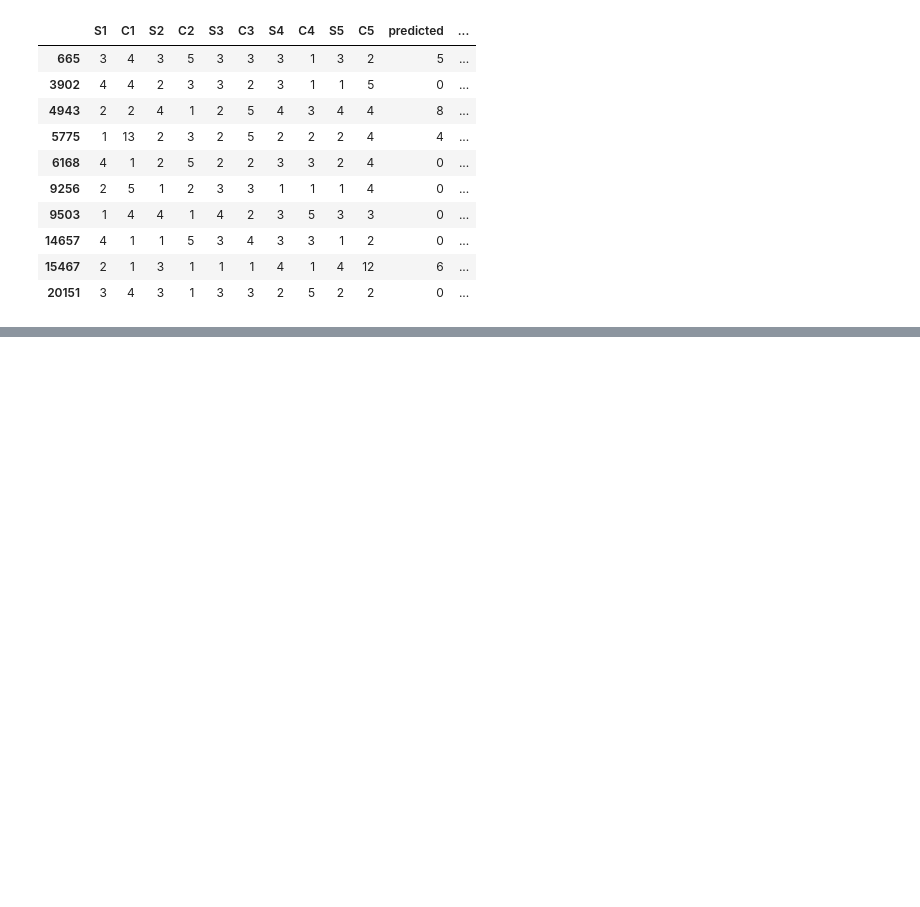
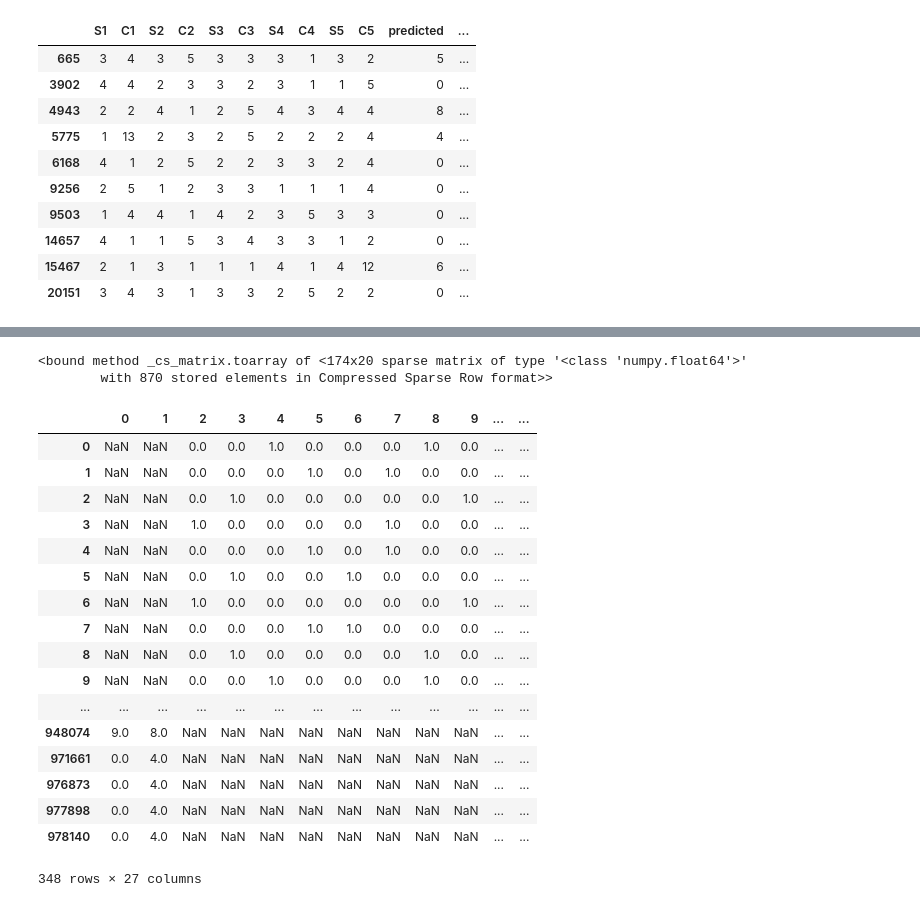
Before and after one commit to iPhaeton/kaggle-poker, a Jupyter notebook: Index_hotencode_sort.ipynb, the cells around one changed output, grey strips where cells are left out. Cells and saved outputs as stored; diff of their text form; code cells hidden in the pictures; blank space fills up the shorter version.

Commit message:
Print out processed wrong_answers

```diff
--- a/Index_hotencode_sort.ipynb
+++ b/Index_hotencode_sort.ipynb
@@ -425 +425,32 @@ wrong_answers[0:10].drop(['predicted', 'real'], axis=1).apply(lambda h: hand_enc
 dtype: object
+# %%
+normalize(
+    sort(
+        data_hotencode(wrong_answers, columns_to_hotencode, encoder),
+        columns_to_sort,
+    ),
+    columns_to_normalize,
+    mean,
+    std
+)
+# %% [output]
+<bound method _cs_matrix.toarray of <174x20 sparse matrix of type '<class 'numpy.float64'>'
+        with 870 stored elements in Compressed Sparse Row format>>
+|  | 0 | 1 | 2 | 3 | 4 | 5 | 6 | 7 | 8 | 9 | ... | ... |
+| 0 | NaN | NaN | 0.0 | 0.0 | 1.0 | 0.0 | 0.0 | 0.0 | 1.0 | 0.0 | ... | ... |
+| 1 | NaN | NaN | 0.0 | 0.0 | 0.0 | 1.0 | 0.0 | 1.0 | 0.0 | 0.0 | ... | ... |
+| 2 | NaN | NaN | 0.0 | 1.0 | 0.0 | 0.0 | 0.0 | 0.0 | 0.0 | 1.0 | ... | ... |
+| 3 | NaN | NaN | 1.0 | 0.0 | 0.0 | 0.0 | 0.0 | 1.0 | 0.0 | 0.0 | ... | ... |
+| 4 | NaN | NaN | 0.0 | 0.0 | 0.0 | 1.0 | 0.0 | 1.0 | 0.0 | 0.0 | ... | ... |
+| 5 | NaN | NaN | 0.0 | 1.0 | 0.0 | 0.0 | 1.0 | 0.0 | 0.0 | 0.0 | ... | ... |
+| 6 | NaN | NaN | 1.0 | 0.0 | 0.0 | 0.0 | 0.0 | 0.0 | 0.0 | 1.0 | ... | ... |
+| 7 | NaN | NaN | 0.0 | 0.0 | 0.0 | 1.0 | 1.0 | 0.0 | 0.0 | 0.0 | ... | ... |
+| 8 | NaN | NaN | 0.0 | 1.0 | 0.0 | 0.0 | 0.0 | 0.0 | 1.0 | 0.0 | ... | ... |
+| 9 | NaN | NaN | 0.0 | 0.0 | 1.0 | 0.0 | 0.0 | 0.0 | 1.0 | 0.0 | ... | ... |
+| ... | ... | ... | ... | ... | ... | ... | ... | ... | ... | ... | ... | ... |
+| 948074 | 9.0 | 8.0 | NaN | NaN | NaN | NaN | NaN | NaN | NaN | NaN | ... | ... |
+| 971661 | 0.0 | 4.0 | NaN | NaN | NaN | NaN | NaN | NaN | NaN | NaN | ... | ... |
+| 976873 | 0.0 | 4.0 | NaN | NaN | NaN | NaN | NaN | NaN | NaN | NaN | ... | ... |
+| 977898 | 0.0 | 4.0 | NaN | NaN | NaN | NaN | NaN | NaN | NaN | NaN | ... | ... |
+| 978140 | 0.0 | 4.0 | NaN | NaN | NaN | NaN | NaN | NaN | NaN | NaN | ... | ... |
+348 rows × 27 columns
```
Also changed, not shown: parts of 2 cells of this notebook.
